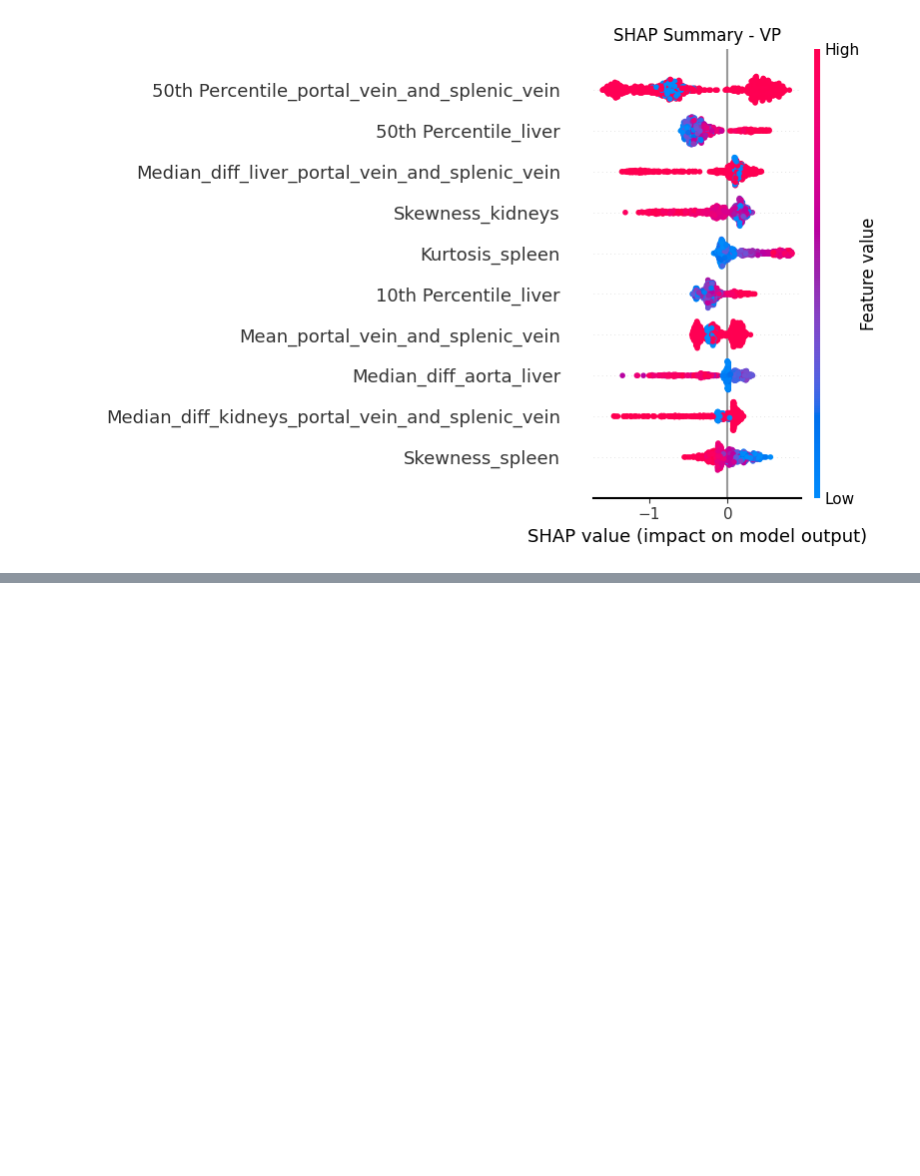
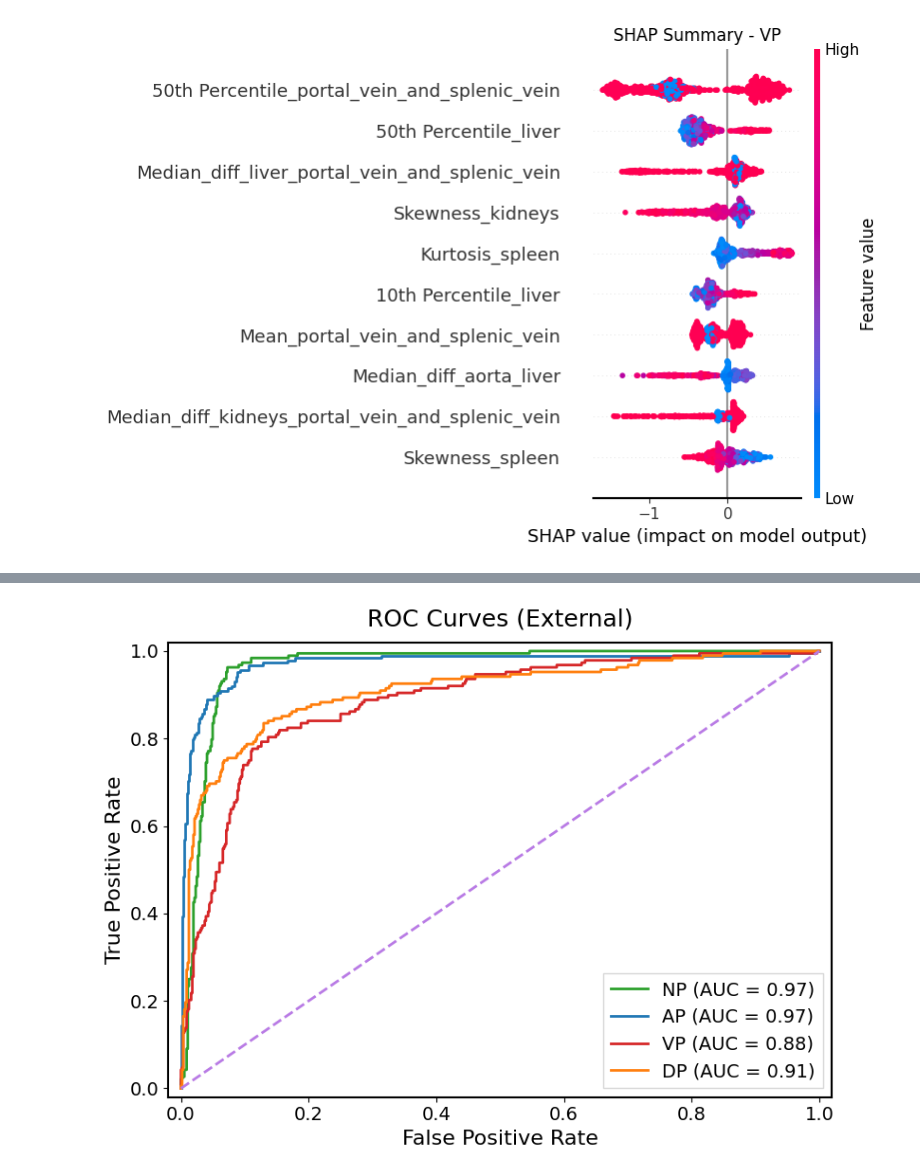
Before and after one commit to norael-zein/MainPhaseClassifier, a Jupyter notebook: model_training/Model_approach_final_1.ipynb, the cells around one changed output, grey strips where cells are left out. Cells and saved outputs as stored; diff of their text form; code cells hidden in the pictures; blank space fills up the shorter version.

```diff
--- a/model_training/Model_approach_final_1.ipynb
+++ b/model_training/Model_approach_final_1.ipynb
@@ -1156,5 +635,0 @@ XGBoost:
-# %%
-#Check best params
-for model_name, study in studies.items():
-    print(model_name)
-    print(study.best_params)
@@ -1633,3 +1142,82 @@ SHAP summary for class: NP
 [figure]
 SHAP summary for class: VP
 [figure]
+# %%
+import joblib
+import numpy as np
+import matplotlib.pyplot as plt
+
+from sklearn.model_selection import StratifiedGroupKFold
+from sklearn.metrics import roc_curve, auc, roc_auc_score
+from sklearn.preprocessing import label_binarize
+
+
+best_model = joblib.load("../final_model.pkl")
+selected_feature_names = joblib.load("../features.pkl")
+label_encoder = joblib.load("../label_encoder.pkl")
+class_names = label_encoder.classes_
+desired_order = ["NP", "AP", "VP", "DP"]
+roc_colors = {"NP": "tab:green","AP": "tab:blue","VP": "tab:red","DP": "tab:orange"}
+
+
+X_internal = df_internal[selected_feature_names].copy()
+y_internal = df_internal["Phase"].copy()
+groups_internal = df_internal["group_id"].copy()
+
+X_external = df_external[selected_feature_names].copy()
+y_external = df_external["Phase"].copy()
+
+y_internal_enc = label_encoder.transform(y_internal)
+y_external_enc = label_encoder.transform(y_external)
+
+sgkf_inner = StratifiedGroupKFold(n_splits=10,shuffle=True,random_state=42)
+train_dev_idx, internal_test_idx = next(sgkf_inner.split(X_internal, y_internal_enc, groups_internal))
+X_internal_test_final = X_internal.iloc[internal_test_idx].reset_index(drop=True)
+y_internal_test = y_internal_enc[internal_test_idx]
+
+X_external_final = X_external.copy()
+y_proba_internal = best_model.predict_proba(X_internal_test_final)
+y_proba_external = best_model.predict_proba(X_external_final)
+
+model_classes = best_model.classes_
+proba_col_by_encoded_label = {encoded_label: np.where(model_classes == encoded_label)[0][0] for encoded_label in model_classes}
+all_encoded_classes = np.arange(len(class_names))
+
+y_internal_bin = label_binarize(y_internal_test, classes=all_encoded_classes)
+y_external_bin = label_binarize(y_external_enc, classes=all_encoded_classes)
+
+roc_auc_internal = roc_auc_score(y_internal_bin,y_proba_internal,multi_class="ovr",average="macro")
+roc_auc_external = roc_auc_score(y_external_bin,y_proba_external,multi_class="ovr",average="macro")
+print("ROC AUC (internal, macro OVR):", roc_auc_internal)
+print("ROC AUC (external, macro OVR):", roc_auc_external)
+
+
+def plot_roc_curves(y_binary, y_proba, title, output_stem):
+    plt.figure(figsize=(8, 6))
+
+    for phase in desired_order:
+        encoded_label = label_encoder.transform([phase])[0]
+        bin_col = encoded_label
+        proba_col = proba_col_by_encoded_label[encoded_label]
+
+        fpr, tpr, _ = roc_curve(y_binary[:, bin_col],y_proba[:, proba_col])
+        phase_auc = auc(fpr, tpr)
+        plt.plot(fpr,tpr,color=roc_colors[phase],linewidth=2,label=f"{phase} (AUC = {phase_auc:.2f})")
+
+    plt.plot([0, 1],[0, 1],linestyle="--",color="#b97be5",linewidth=2)
+    plt.xlabel("False Positive Rate", fontsize=16)
+    plt.ylabel("True Positive Rate", fontsize=16)
+    plt.title(title, fontsize=18, pad=12)
+    plt.xticks(fontsize=14)
+    plt.yticks(fontsize=14)
+    plt.xlim(-0.02, 1.02)
+    plt.ylim(-0.02, 1.02)
+    plt.legend(loc="lower right",fontsize=14,frameon=True,fancybox=False)
+    plt.tight_layout()
+    plt.savefig(f"{output_stem}.png", dpi=300, bbox_inches="tight")
+    plt.savefig(f"{output_stem}.pdf", bbox_inches="tight")
+    plt.show()
+
+plot_roc_curves(y_internal_bin,y_proba_internal,"ROC Curves (Internal)","roc_auc_internal_XGBoost_styled")
+plot_roc_curves(y_external_bin,y_proba_external,"ROC Curves (External)","roc_auc_external_XGBoost_styled")
+# %% [output]
@@ -1635,0 +1226 @@ SHAP summary for class: VP
+[figure, added]
```
Also changed, not shown: parts of 29 cells of this notebook, 5 other files.
